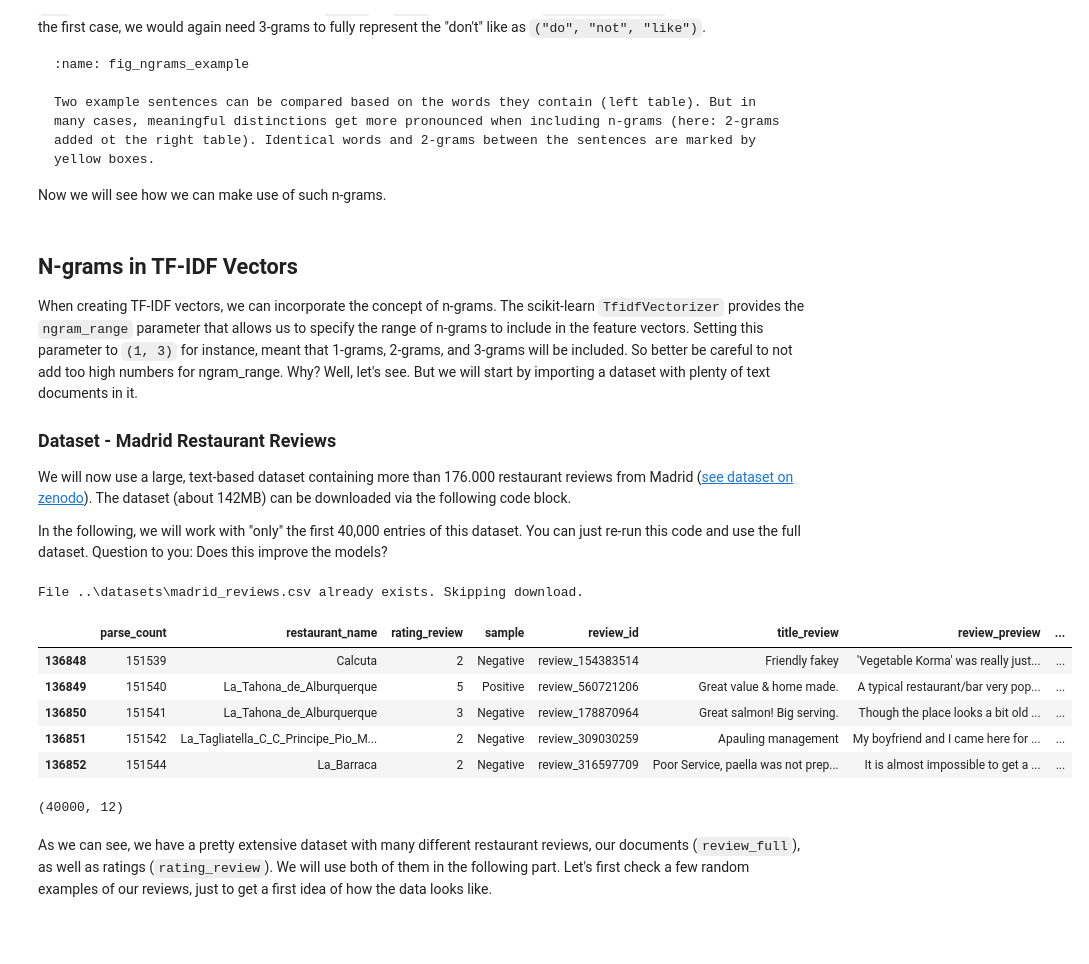
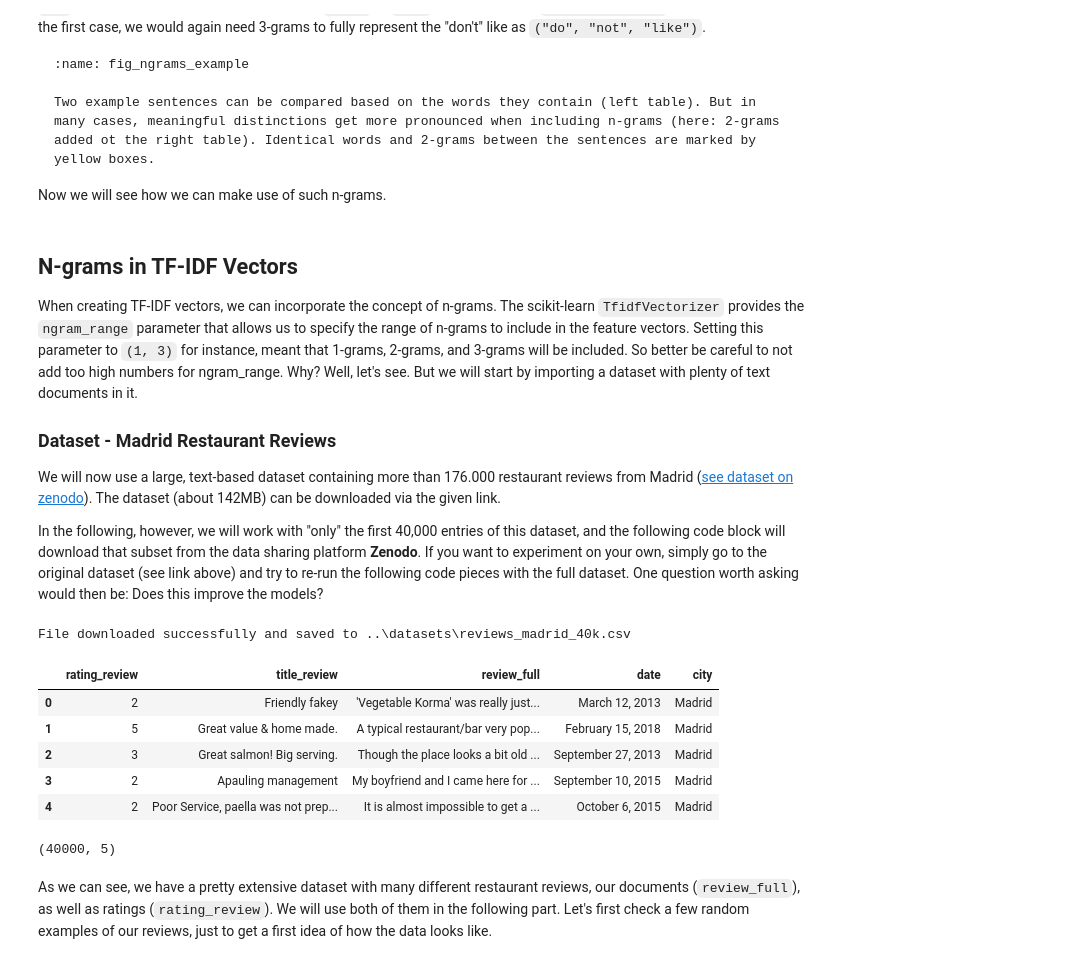
Before and after one commit to florian-huber/data_science_course, a Jupyter notebook: notebooks/24_NLP_4_ngrams_word_vectors.ipynb, the cells around one changed output. Saved outputs shown, nothing was run; the diff lists cells and outputs as text; code cells hidden in the pictures; blank space fills up the shorter version.

Commit message:
switch to smaller text data subset

```diff
--- a/notebooks/24_NLP_4_ngrams_word_vectors.ipynb
+++ b/notebooks/24_NLP_4_ngrams_word_vectors.ipynb
@@ -44,9 +44,9 @@ plt.style.use("ggplot")
 When creating TF-IDF vectors, we can incorporate the concept of n-grams. The scikit-learn `TfidfVectorizer` provides the `ngram_range` parameter that allows us to specify the range of n-grams to include in the feature vectors. Setting this parameter to `(1, 3)` for instance, meant that 1-grams, 2-grams, and 3-grams will be included. So better be careful to not add too high numbers for ngram_range. Why? Well, let's see. But we will start by importing a dataset with plenty of text documents in it.
 
 ### Dataset - Madrid Restaurant Reviews
-We will now use a large, text-based dataset containing more than 176.000 restaurant reviews from Madrid ([see dataset on zenodo](https://zenodo.org/records/6583422)). The dataset (about 142MB) can be downloaded via the following code block.
+We will now use a large, text-based dataset containing more than 176.000 restaurant reviews from Madrid ([see dataset on zenodo](https://zenodo.org/records/6583422)). The dataset (about 142MB) can be downloaded via the given link.
 
-In the following, we will work with "only" the first 40,000 entries of this dataset. You can just re-run this code and use the full dataset. Question to you: Does this improve the models?
+In the following, however, we will work with "only" the first 40,000 entries of this dataset, and the following code block will download that subset from the data sharing platform **Zenodo**. If you want to experiment on your own, simply go to the original dataset (see link above) and try to re-run the following code pieces with the full dataset. One question worth asking would then be: Does this improve the models?
 # %%
 """
 This code block downloads the data from zenodo and stores it in a local 'datasets' folder.
@@ -81,10 +81,10 @@ def download_from_zenodo(url, save_path):
 
 
 # Zenodo link to the dataset
-zenodo_link = r"https://zenodo.org/records/6583422/files/Madrid_reviews.csv?download=1"
+zenodo_link = r"https://zenodo.org/records/21107801/files/reviews_madrid_40k.csv?download=1"
 
 # Path to save the downloaded dataset (you can modify this as needed)
-output_path = os.path.join("..", "datasets", "madrid_reviews.csv")
+output_path = os.path.join("..", "datasets", "reviews_madrid_40k.csv")
 
 # Create directory if it doesn't exist
 os.makedirs(os.path.dirname(output_path), exist_ok=True)
@@ -92,26 +92,22 @@ os.makedirs(os.path.dirname(output_path), exist_ok=True)
 # Download the dataset
 download_from_zenodo(zenodo_link, output_path)
 # %% [output]
-File ..\datasets\madrid_reviews.csv already exists. Skipping download.
+File downloaded successfully and saved to ..\datasets\reviews_madrid_40k.csv
 # %%
-NUM_REVIEWS = 40_000  # remove this part to re-run the following code on the full dataset!
-
-filename = "../datasets/madrid_reviews.csv"
+filename = "../datasets/reviews_madrid_40k.csv"
 data = pd.read_csv(filename)
-data = data.drop(["Unnamed: 0"], axis=1)
-data = data.iloc[-NUM_REVIEWS:, :]
 data.head()
 # %% [output]
-|  | parse_count | restaurant_name | rating_review | sample | review_id | title_review | review_preview | ... |
-| 136848 | 151539 | Calcuta | 2 | Negative | review_154383514 | Friendly fakey | 'Vegetable Korma' was really just... | ... |
-| 136849 | 151540 | La_Tahona_de_Alburquerque | 5 | Positive | review_560721206 | Great value & home made. | A typical restaurant/bar very pop... | ... |
-| 136850 | 151541 | La_Tahona_de_Alburquerque | 3 | Negative | review_178870964 | Great salmon! Big serving. | Though the place looks a bit old ... | ... |
-| 136851 | 151542 | La_Tagliatella_C_C_Principe_Pio_M... | 2 | Negative | review_309030259 | Apauling management | My boyfriend and I came here for ... | ... |
-| 136852 | 151544 | La_Barraca | 2 | Negative | review_316597709 | Poor Service, paella was not prep... | It is almost impossible to get a ... | ... |
+|  | rating_review | title_review | review_full | date | city |
+| 0 | 2 | Friendly fakey | 'Vegetable Korma' was really just... | March 12, 2013 | Madrid |
+| 1 | 5 | Great value & home made. | A typical restaurant/bar very pop... | February 15, 2018 | Madrid |
+| 2 | 3 | Great salmon! Big serving. | Though the place looks a bit old ... | September 27, 2013 | Madrid |
+| 3 | 2 | Apauling management | My boyfriend and I came here for ... | September 10, 2015 | Madrid |
+| 4 | 2 | Poor Service, paella was not prep... | It is almost impossible to get a ... | October 6, 2015 | Madrid |
 # %%
 data.shape
 # %% [output]
-(40000, 12)
+(40000, 5)
 # %% [markdown]
 As we can see, we have a pretty extensive dataset with many different restaurant reviews, our documents (`review_full`), as well as ratings (`rating_review`). We will use both of them in the following part. Let's first check a few random examples of our reviews, just to get a first idea of how the data looks like.
 # %%
```
Also changed, not shown: 1 other file.
